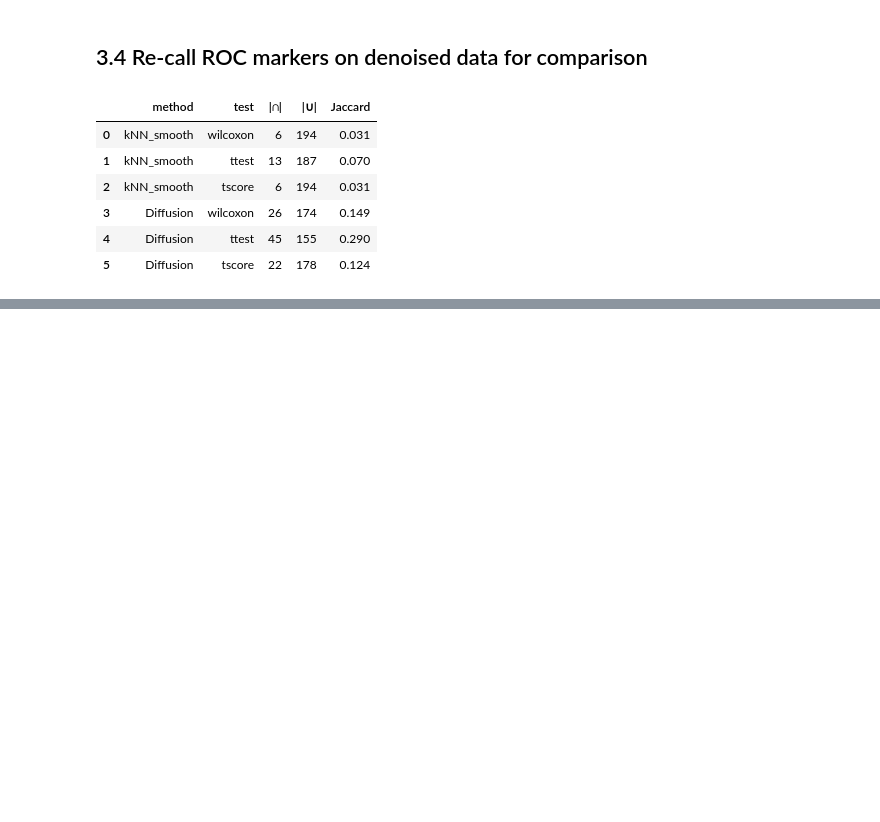
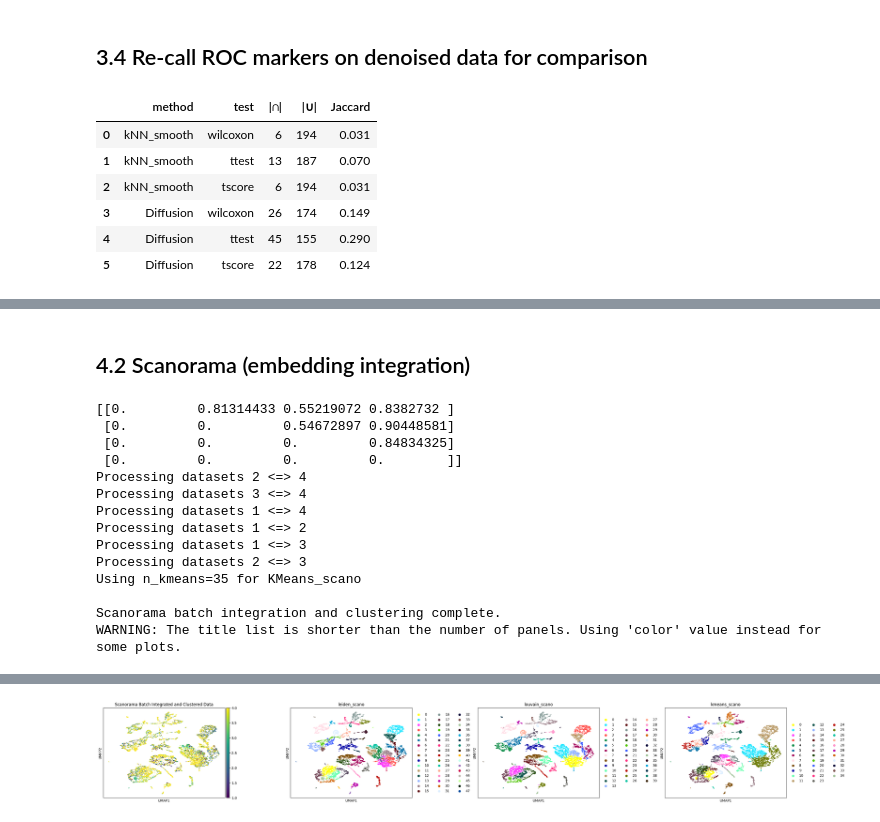
Before and after one commit to biohackingmathematician/MLGenomics, a Jupyter notebook: Frog_and_tail.ipynb, the cells around one changed output, grey strips where cells are left out. Cells and saved outputs as stored; diff of their text form; code cells hidden in the pictures; blank space fills up the shorter version.

```diff
--- a/Frog_and_tail.ipynb
+++ b/Frog_and_tail.ipynb
@@ -1045,0 +1116,58 @@ display(marker_eval)
+# %% [markdown]
+## 4.2 Scanorama (embedding integration)
+# %%
+!pip -q install scanorama
+
+import scanpy.external as sce
+import scanpy as sc # Ensure scanpy is imported
+from sklearn.cluster import KMeans # Ensure KMeans is imported
+
+# Work on a copy
+adata_scano = adata_hvg.copy()
+
+# Scanorama requires batches to be contiguous, so sort by batch
+adata_scano.obs.sort_values("batch", inplace=True)
+adata_scano = adata_scano[adata_scano.obs.index].copy()
+
+
+# Build batch-wise lists and integrate in-place
+sce.pp.scanorama_integrate(adata_scano, key="batch")   # adds corrected X_pca in obsm["X_scanorama"]
+
+# Use the integrated embedding for neighbors/UMAP/clustering
+sc.pp.neighbors(adata_scano, use_rep="X_scanorama")
+sc.tl.umap(adata_scano)
+sc.tl.leiden(adata_scano, resolution=1.0, key_added="leiden_scano")
+sc.tl.louvain(adata_scano, resolution=1.0, key_added="louvain_scano", flavor="vtraag")
+
+# Ensure the number of clusters for KMeans is reasonable, e.g., based on a previous clustering
+if "leiden" in adata_hvg.obs.columns:
+     n_kmeans = len(adata_hvg.obs["leiden"].cat.categories)
+else:
+     n_kmeans = 20 # Fallback default
+print(f"Using n_kmeans={n_kmeans} for KMeans_scano")
+
+adata_scano.obs["kmeans_scano"] = KMeans(
+    n_clusters=n_kmeans,
+    random_state=0,
+    n_init=10 # Add n_init for KMeans
+).fit_predict(adata_scano.obsm["X_scanorama"]).astype(str)
+
+print("\nScanorama batch integration and clustering complete.")
+# Optional: Display UMAP plot of the Scanorama results
+sc.pl.umap(adata_scano, color=['batch', 'leiden_scano', 'louvain_scano', 'kmeans_scano'],
+           wspace=0.4, title='Scanorama Batch Integrated and Clustered Data')
+# %% [output]
+[[0.         0.81314433 0.55219072 0.8382732 ]
+ [0.         0.         0.54672897 0.90448581]
+ [0.         0.         0.         0.84834325]
+ [0.         0.         0.         0.        ]]
+Processing datasets 2 <=> 4
+Processing datasets 3 <=> 4
+Processing datasets 1 <=> 4
+Processing datasets 1 <=> 2
+Processing datasets 1 <=> 3
+Processing datasets 2 <=> 3
+Using n_kmeans=35 for KMeans_scano
+
+Scanorama batch integration and clustering complete.
+WARNING: The title list is shorter than the number of panels. Using 'color' value instead for some plots.
@@ -1045,0 +1176 @@ display(marker_eval)
+[figure, added]
```
Also changed, not shown: parts of 9 cells of this notebook.
